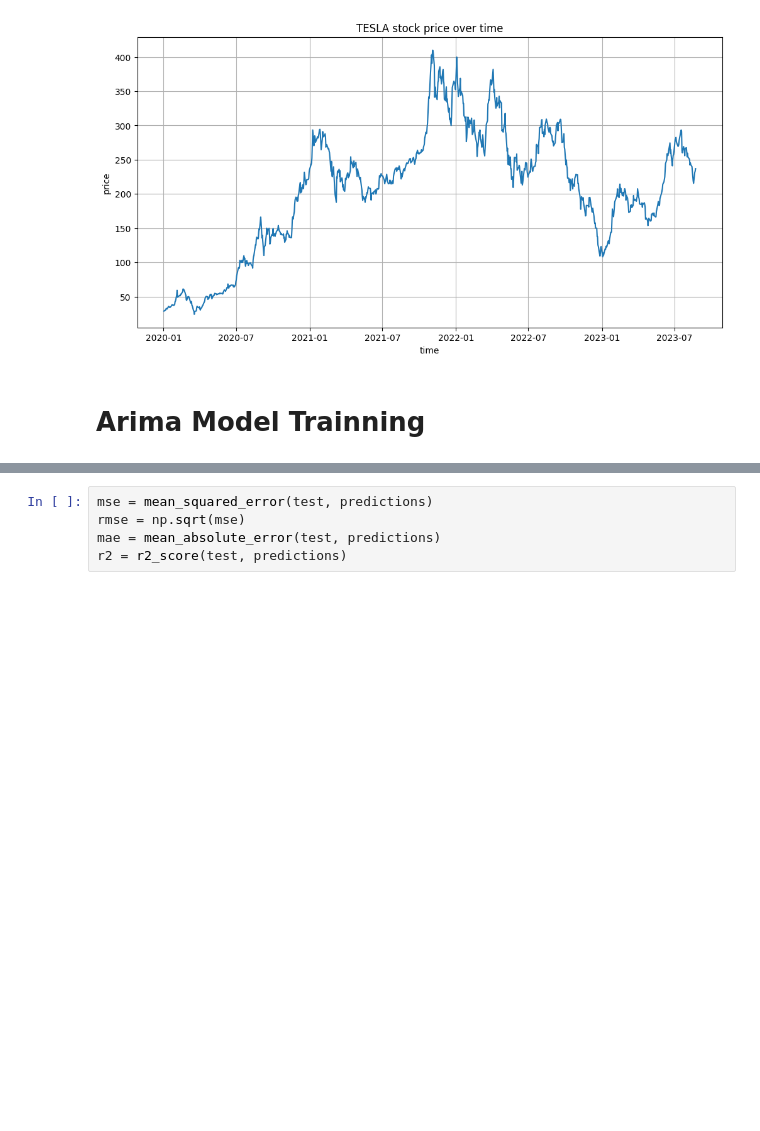
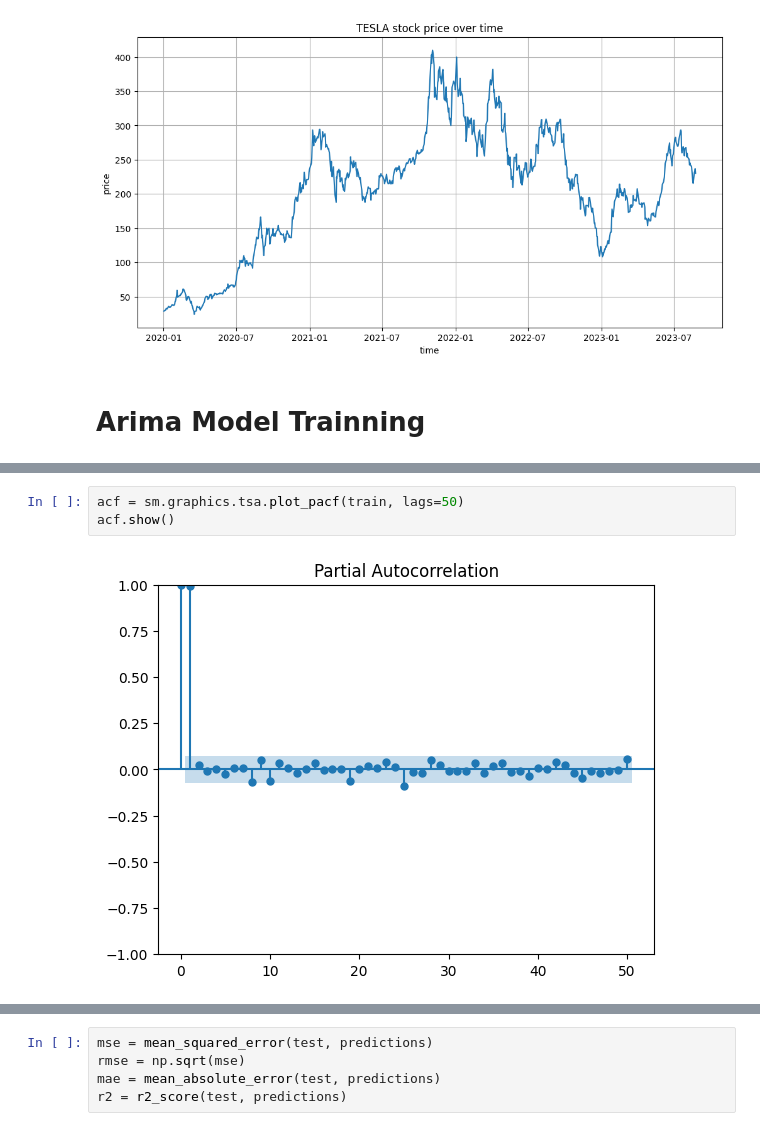
Before and after one commit to royzohar2/Soccer_DS, a Jupyter notebook: time_series/stock_reaserch.ipynb, the cells around one changed output, grey strips where cells are left out. Saved outputs shown, nothing was run; the diff lists cells and outputs as text; blank space fills up the shorter version.

```diff
--- a/time_series/stock_reaserch.ipynb
+++ b/time_series/stock_reaserch.ipynb
@@ -118,0 +172,5 @@ data
+# %%
+acf = sm.graphics.tsa.plot_pacf(train, lags=50)
+acf.show()
+# %% [output]
+[figure, added]
```
Also changed, not shown: parts of 39 cells of this notebook.
